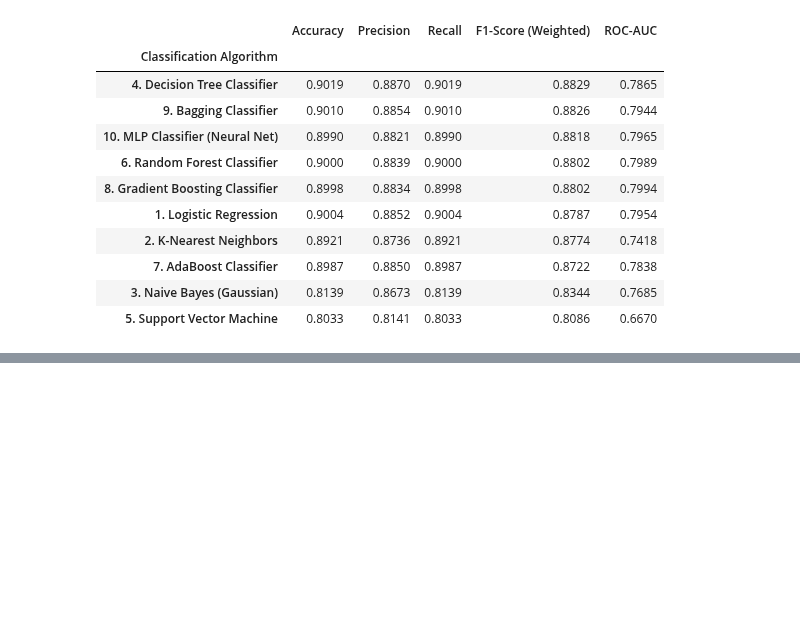
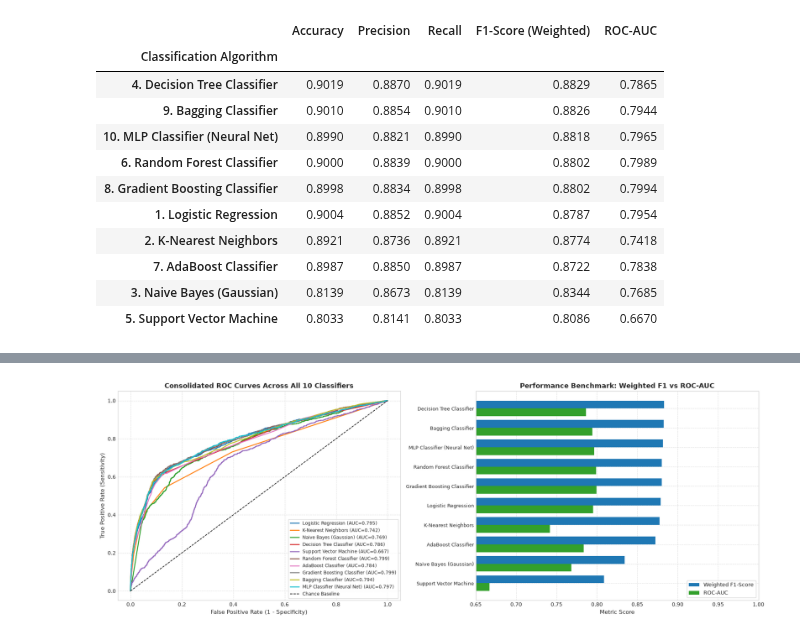
Before and after one commit to Karthik-2006-cell/ml-capstone-project, a Jupyter notebook: notebooks/Classification.ipynb, the cells around one changed output, grey strips where cells are left out. Saved outputs shown, nothing was run; the diff lists cells and outputs as text; code cells hidden in the pictures; blank space fills up the shorter version.

Commit message:
Updated notebook for final Classification with Visualizations

```diff
--- a/notebooks/Classification.ipynb
+++ b/notebooks/Classification.ipynb
@@ -458,0 +462,38 @@ display(consolidated_summary_df)
+# %%
+fig, axes = plt.subplots(1, 2, figsize=(18, 6.5))
+
+# Plot 1: Combined Multi-Model ROC Curves
+colors = plt.cm.tab10(np.linspace(0, 1, len(model_probabilities)))
+for idx, (name, probs) in enumerate(model_probabilities.items()):
+    fpr, tpr, _ = roc_curve(y_test, probs)
+    auc_val = auc(fpr, tpr)
+    short_name = name.split('. ')[1] if '. ' in name else name
+    axes[0].plot(fpr, tpr, color=colors[idx], lw=1.8, label=f'{short_name} (AUC={auc_val:.3f})')
+
+axes[0].plot([0, 1], [0, 1], 'k--', lw=1.2, label='Chance Baseline')
+axes[0].set_title('Consolidated ROC Curves Across All 10 Classifiers', fontsize=13, fontweight='bold')
+axes[0].set_xlabel('False Positive Rate (1 - Specificity)', fontsize=11)
+axes[0].set_ylabel('True Positive Rate (Sensitivity)', fontsize=11)
+axes[0].legend(loc='lower right', fontsize=8.5, frameon=True)
+axes[0].grid(True, linestyle='--', alpha=0.6)
+
+# Plot 2: Comparative Bar Chart of F1 & ROC-AUC
+plot_df = consolidated_summary_df.reset_index()
+plot_df['Short Name'] = plot_df['Classification Algorithm'].apply(lambda x: x.split('. ')[1] if '. ' in x else x)
+y_pos = np.arange(len(plot_df))
+
+axes[1].barh(y_pos - 0.2, plot_df['F1-Score (Weighted)'], height=0.4, label='Weighted F1-Score', color='#1f78b4')
+axes[1].barh(y_pos + 0.2, plot_df['ROC-AUC'], height=0.4, label='ROC-AUC', color='#33a02c')
+axes[1].set_yticks(y_pos)
+axes[1].set_yticklabels(plot_df['Short Name'], fontsize=9.5)
+axes[1].invert_yaxis()
+axes[1].set_xlim(0.65, 1.0)
+axes[1].set_title('Performance Benchmark: Weighted F1 vs ROC-AUC', fontsize=13, fontweight='bold')
+axes[1].set_xlabel('Metric Score', fontsize=11)
+axes[1].legend(loc='lower right', frameon=True)
+axes[1].grid(True, linestyle='--', alpha=0.6)
+
+plt.tight_layout()
+plt.show()
+# %% [output]
+[figure, added]
```
Also changed, not shown: parts of 8 cells of this notebook.
